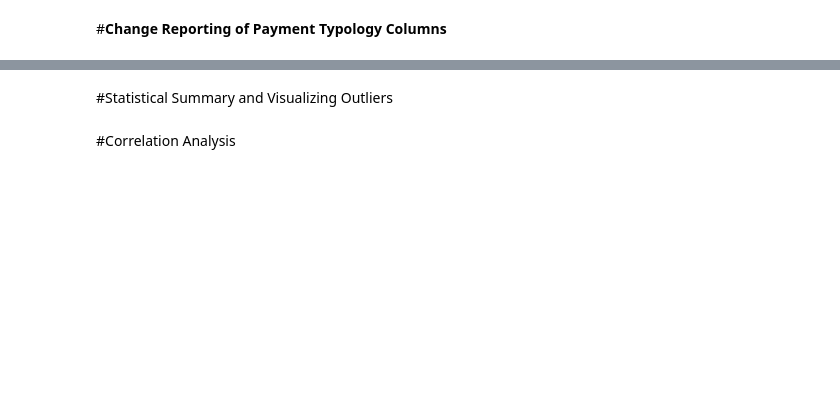
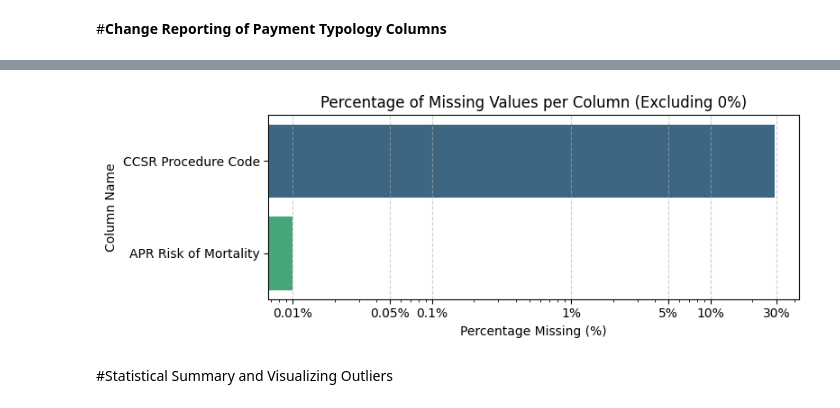
Before and after one commit to hannaginther/ENGG680_2025_Fall, a Jupyter notebook: Project/Group_Project.ipynb, the cells around one changed output, grey strips where cells are left out. Cells and saved outputs as stored; diff of their text form; code cells hidden in the pictures; blank space fills up the shorter version.

```diff
--- a/Project/Group_Project.ipynb
+++ b/Project/Group_Project.ipynb
@@ -606,7 +597,7 @@ sparcs_combined.to_csv('/content/sparcs_combined.csv', index=False)
 ##**Preprocess Combined DataFrame**
 # %%
 # Load DataFrame
-sparcs_combined = pd.read_csv('/content/drive/MyDrive/Sparcs_Datafiles/sparcs_combined.csv')
+sparcs_combined = pd.read_parquet('/content/drive/MyDrive/Sparcs_Datafiles/sparcs_combined.parquet')
 # %%
 sparcs_combined.info()
 # %% [output]
@@ -1014,0 +795,3 @@ display(missing_table)
+# %%
+# Load sparcs_cleaned_v2
+sparcs_cleaned_v2 = pd.read_parquet('/content/drive/MyDrive/Sparcs_Datafiles/sparcs_cleaned_v2.parquet')
@@ -1014,0 +1010,3 @@ display(missing_table)
+# %%
+# Read sparcs v4
+sparcs_cleaned_v4 = pd.read_parquet('/content/drive/MyDrive/Sparcs_Datafiles/sparcs_cleaned_v4.parquet')
@@ -1014,0 +1092,12 @@ display(missing_table)
+# %%
+import pandas as pd
+
+#Check for missing values, the % missing and display as a table
+missing_data = []
+for col in sparcs_cleaned_v4.columns:
+  missing_values = sparcs_cleaned_v4[col].isna().sum()
+  missing_percent = (missing_values / len(sparcs_cleaned_v4) * 100).round(2)
+  missing_data.append({'Column': col, 'Missing Values': missing_values, 'Missing %': missing_percent})
+
+missing_table = pd.DataFrame(missing_data)
+display(missing_table)
@@ -1015,2 +1122,42 @@ display(missing_table)
+# %%
+#Visualize Missing Data
+import matplotlib.pyplot as plt
+import seaborn as sns
+
+# Filter for columns with actual missing data
+missing_table_filtered = missing_table[missing_table['Missing %'] > 0]
+
+if not missing_table_filtered.empty:
+    # Sort values for better visualization
+    missing_table_filtered = missing_table_filtered.sort_values(by='Missing %', ascending=False)
+
+    # Generate a bar chart visualizing these missing percentages
+    plt.figure(figsize=(8, 3))
+
+    sns.barplot(
+        x='Missing %',
+        y='Column',
+        data=missing_table_filtered,
+        palette='viridis',
+        hue='Column',
+        legend=False
+        )
+    plt.title('Percentage of Missing Values per Column (Excluding 0%)')
+    plt.xscale("log")
+    plt.xticks(
+        [0.01, 0.05, 0.1, 1, 5, 10, 30],
+        ["0.01%", "0.05%", "0.1%", "1%", "5%", "10%", "30%"]
+    )
+    plt.xlabel('Percentage Missing (%)')
+    plt.ylabel('Column Name')
+    plt.grid(axis='x', linestyle='--', alpha=0.6)
+    plt.tight_layout()
+    plt.show()
+else:
+    print("No columns with missing values to display.")
+#CCSR Procedure Code has a significant percentage of missing values, approximately 29.08%. This suggests that for a considerable portion of the records, a procedure code or description was not recorded.
+#APR Severity of Illness Description and APR Risk of Mortality have a very small percentage of missing values, both around 0.01%. This indicates that these columns are almost complete, with only a handful of entries lacking this information.
+# %% [output]
+[figure, added]
 # %% [markdown]
 #Statistical Summary and Visualizing Outliers
@@ -1023,2 +1163,0 @@ display(missing_table)
-# %% [markdown]
-#Correlation Analysis
```
Also changed, not shown: parts of 77 cells of this notebook.
